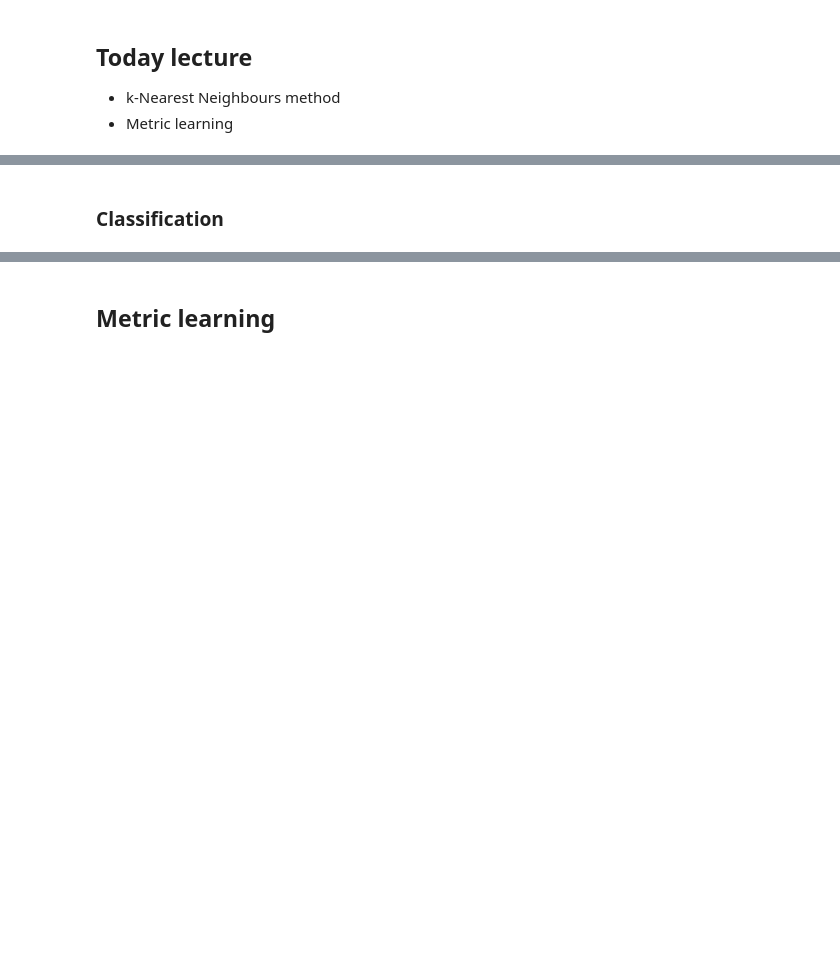
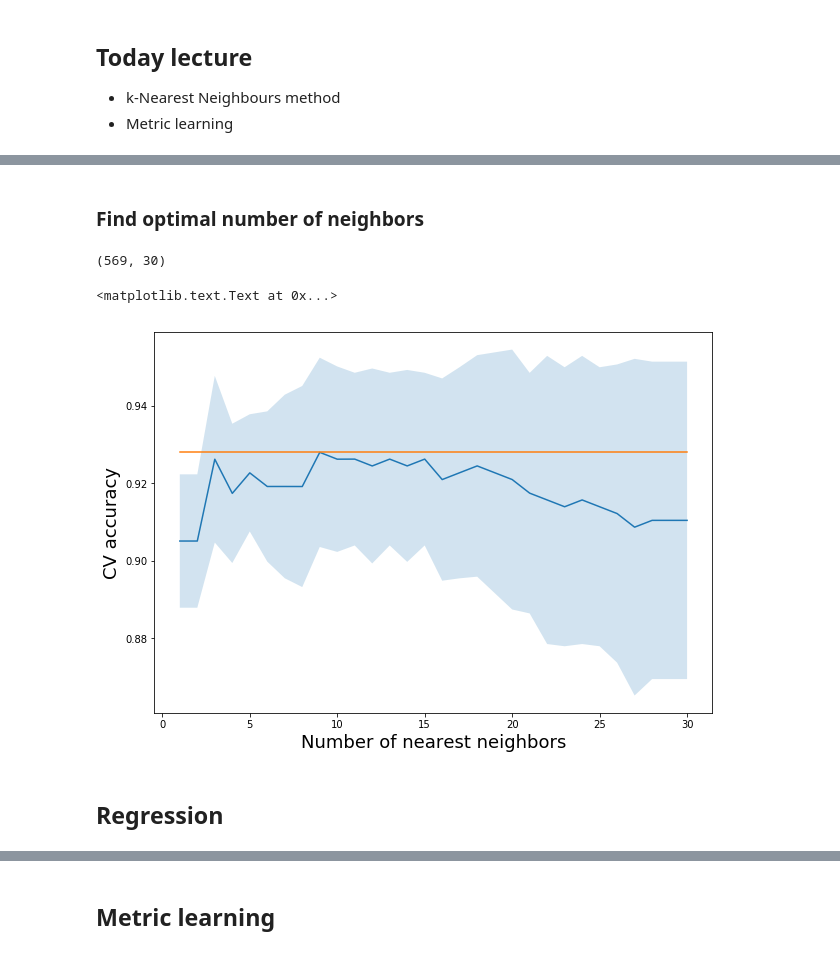
Before and after one commit to amkatrutsa/intro_ml, a Jupyter notebook: Lecture-2.ipynb, the cells around one changed output, grey strips where cells are left out. Drawn from its saved outputs; the diff is of its cells as text; code cells hidden in the pictures; blank space fills up the shorter version.

```diff
--- a/Lecture-2.ipynb
+++ b/Lecture-2.ipynb
@@ -34,0 +107,21 @@ $$
+# %%
+def plot_decision_boudary(ax, clf, X, y, h, title=None):
+    x_min, x_max = X[:, 0].min(), X[:, 0].max()
+    y_min, y_max = X[:, 1].min(), X[:, 1].max()
+    xx, yy = np.meshgrid(np.arange(x_min, x_max, h),
+                         np.arange(y_min, y_max, h))
+    Z = clf.predict(np.c_[xx.ravel(), yy.ravel()])
+    # Create color maps
+    cmap_light = ListedColormap(['#FFAAAA', '#AAFFAA', '#AAAAFF'])
+    cmap_bold = ListedColormap(['#FF0000', '#00FF00', '#0000FF'])
+    # Put the result into a color plot
+    Z = Z.reshape(xx.shape)
+    ax.pcolormesh(xx, yy, Z, cmap=cmap_light)
+
+    # Plot also the training points
+    ax.scatter(X[:, 0], X[:, 1], c=y, cmap=cmap_bold,
+                edgecolor='k', s=20)
+    ax.set_xlim(xx.min(), xx.max())
+    ax.set_ylim(yy.min(), yy.max())
+    if title is not None:
+        ax.set_title(title)
@@ -35,2 +166,31 @@ $$
+# %% [markdown]
+### Find optimal number of neighbors
+# %%
+import sklearn.model_selection as sklmsel
+
+b_cancer = skldata.load_breast_cancer()
+X = b_cancer.data
+y = b_cancer.target
+print(X.shape)
+k_list = [i for i in range(1, 31)]
+mean_acc_list = np.zeros(len(k_list))
+std_acc_list = np.zeros(len(k_list))
+for i, k in enumerate(k_list):
+    clf = sklneighb.KNeighborsClassifier(n_neighbors=k, p=2, weights="distance")
+    scores = sklmsel.cross_val_score(clf, X, y, cv=3)
+    mean_acc_list[i] = np.mean(scores)
+    std_acc_list[i] = np.std(scores)
+# %% [output]
+(569, 30)
+# %%
+plt.figure(figsize=(10, 7))
+plt.plot(k_list, mean_acc_list)
+plt.plot(k_list, np.ones(len(k_list)) * np.max(mean_acc_list))
+plt.fill_between(k_list, mean_acc_list - std_acc_list, mean_acc_list + std_acc_list, alpha=0.2)
+plt.xlabel("Number of nearest neighbors", fontsize=18)
+plt.ylabel("CV accuracy", fontsize=18)
+# %% [output]
+<matplotlib.text.Text at 0x...>
+[figure, added]
 # %% [markdown]
-### Classification
+## Regression
```
Also changed, not shown: parts of 33 cells of this notebook.
